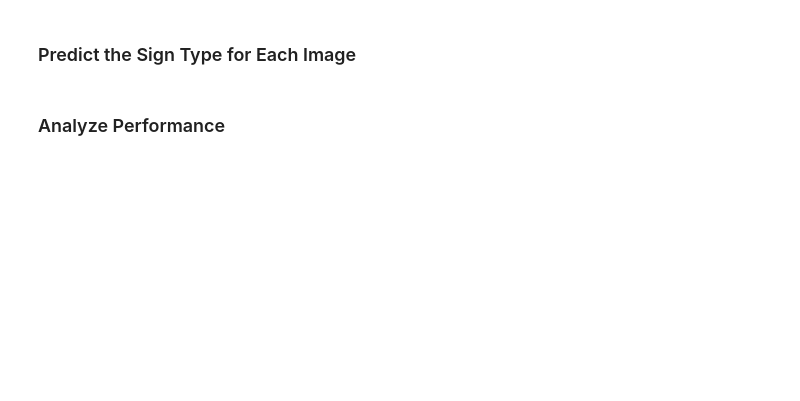
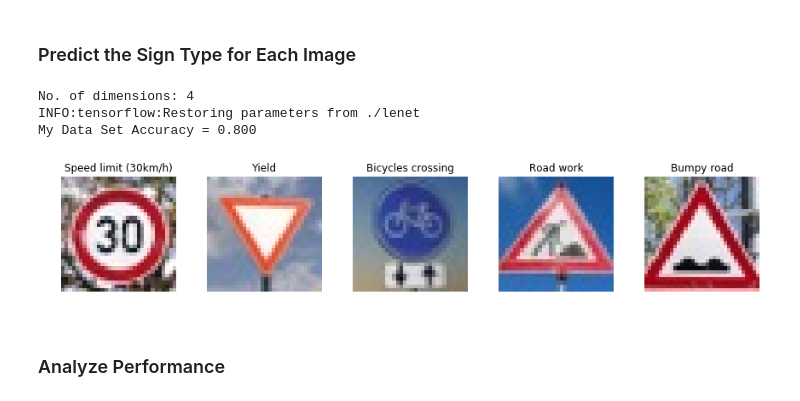
Before and after one commit to matttpj/CarND-Traffic-Sign-Classifier, a Jupyter notebook: Traffic_Sign_Classifier-P3.ipynb, the cells around one changed output. Cells and saved outputs as stored; diff of their text form; code cells hidden in the pictures; blank space fills up the shorter version.

```diff
--- a/Traffic_Sign_Classifier-P3.ipynb
+++ b/Traffic_Sign_Classifier-P3.ipynb
@@ -233,7 +247,6 @@ NameError: name 'img' is not defined
 # %%
 new_training_data = image_preprocessor.new_train_data
 new_features = new_training_data['features']
-new_features = (new_features-128)/128 # scale pixel values to [0, 1]
 new_labels   = new_training_data['labels']
 # %%
 # Before and After distribution of traffic sign data
@@ -308,14 +321,14 @@ plt.show()
 import tensorflow as tf
 
 EPOCHS = 14
-BATCH_SIZE = 128
+BATCH_SIZE = 96
 
 from tensorflow.contrib.layers import flatten
 
 def LeNet(x):
     # Arguments used for tf.truncated_normal, randomly defines variables for the weights and biases for each layer
     mu = 0
-    sigma = 0.1
+    sigma = 0.10
 
     # SOLUTION: Layer 1: Convolutional. Input = 32x32x3. Output = 28x28x6.
     conv1_W = tf.Variable(tf.truncated_normal(shape=(5, 5, 3, 6), mean = mu, stddev = sigma))
@@ -382,7 +397,7 @@ y = tf.placeholder(tf.int32, (None))
 one_hot_y = tf.one_hot(y, 43)
 # %%
 # Training Pipeline
-rate = 0.001
+rate = 0.0009
 
 logits = LeNet(x)
 cross_entropy = tf.nn.softmax_cross_entropy_with_logits(labels=one_hot_y, logits=logits)
@@ -458,7 +558,37 @@ import tensorflow as tf
 # %%
 ### Run the predictions here and use the model to output the prediction for each image.
 ### Make sure to pre-process the images with the same pre-processing pipeline used earlier.
 ### Feel free to use as many code cells as needed.
+
+#print(web_signs.ndim)
+my_web_signs = np.array(web_signs)
+
+print("No. of dimensions: " +str(my_web_signs.ndim))
+
+my_web_signs_normalized = my_web_signs
+
+number_to_stop = 5
+figures = {}
+labels = {}
+for i in range(number_to_stop):
+    labels[i] = name_values[web_labels[i]][1].decode('ascii')
+    figures[i] = my_web_signs[i].squeeze()
+
+plot_figures(figures, 1, 5, labels)
+
+with tf.Session() as sess:
+    sess.run(tf.global_variables_initializer())
+    #saver = tf.train.import_meta_graph('./lenet.meta')
+    saver.restore(sess, "./lenet")
+
+
+    my_accuracy = evaluate(my_web_signs_normalized, web_labels)
+    print("My Data Set Accuracy = {:.3f}".format(my_accuracy))
+# %% [output]
+No. of dimensions: 4
+INFO:tensorflow:Restoring parameters from ./lenet
+My Data Set Accuracy = 0.800
+[figure, added]
 # %% [markdown]
 ### Analyze Performance
 # %%
```
Also changed, not shown: parts of 13 cells of this notebook, 3 other files.
